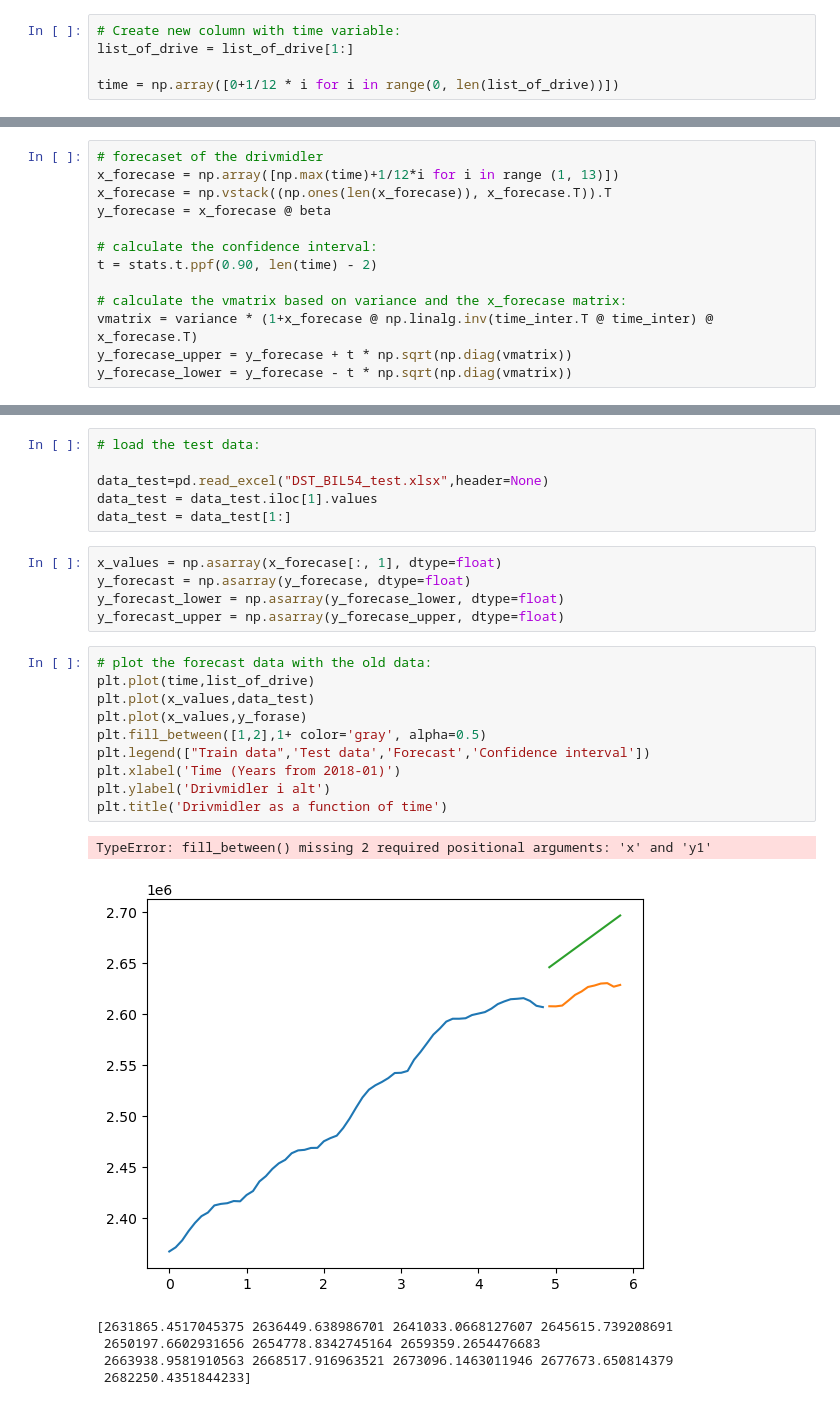
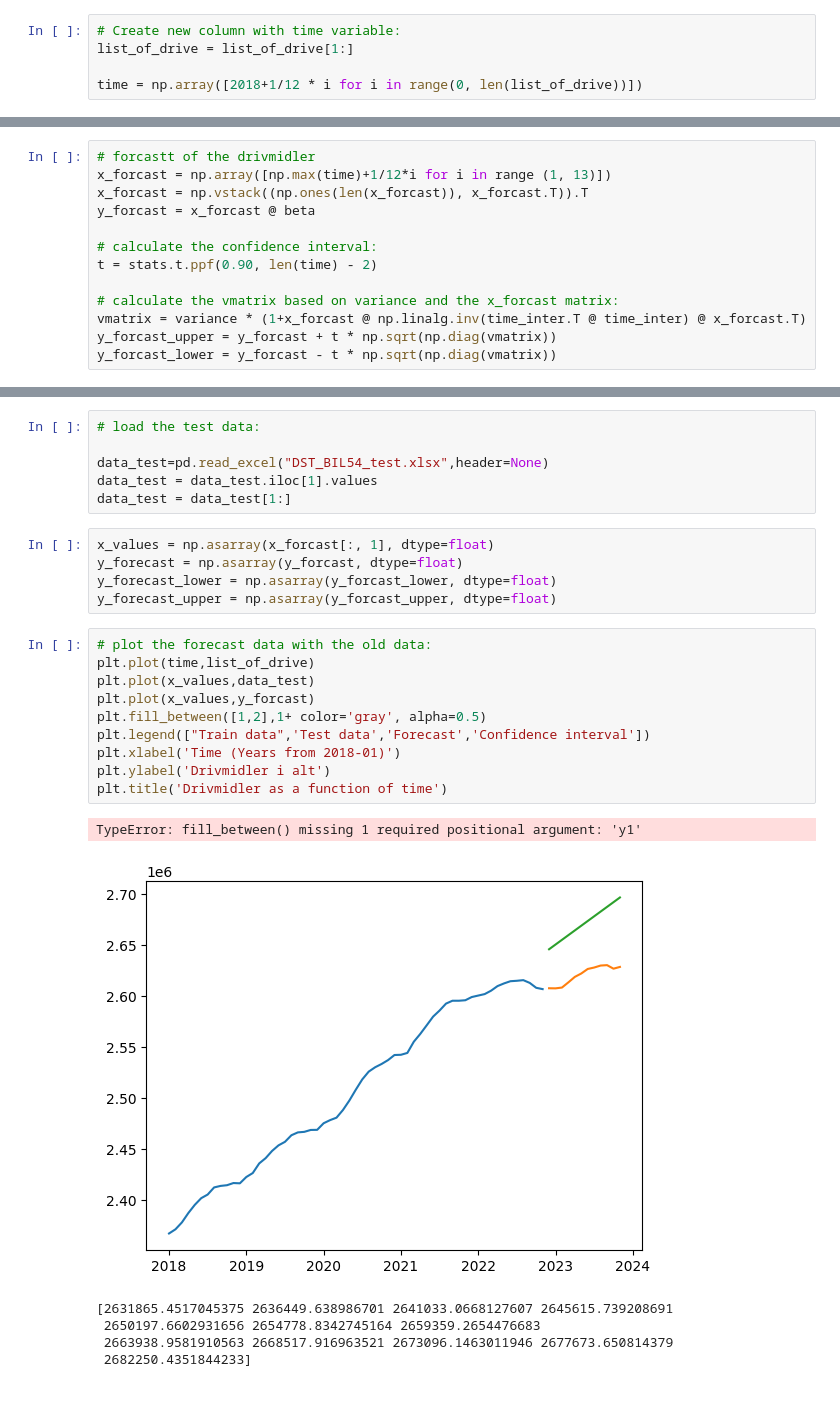
Before and after one commit to markusOlsen1/timeseries, a Jupyter notebook: assignment_1/Code.ipynb, the cells around one changed output, grey strips where cells are left out. Cells and saved outputs as stored; diff of their text form.

```diff
--- a/assignment_1/Code.ipynb
+++ b/assignment_1/Code.ipynb
@@ -12,7 +12,7 @@ list_of_drive = data_train.iloc[1].values
 # Create new column with time variable:
 list_of_drive = list_of_drive[1:]
 
-time = np.array([0+1/12 * i for i in range(0, len(list_of_drive))])
+time = np.array([2018+1/12 * i for i in range(0, len(list_of_drive))])
 # %%
 
 plt.plot(time,list_of_drive)
@@ -61,13 +61,13 @@ array([2665.39728746,  951.06871284])
 # %%
-# forecaset of the drivmidler
-x_forecase = np.array([np.max(time)+1/12*i for i in range (1, 13)])
-x_forecase = np.vstack((np.ones(len(x_forecase)), x_forecase.T)).T
-y_forecase = x_forecase @ beta
+# forcastt of the drivmidler
+x_forcast = np.array([np.max(time)+1/12*i for i in range (1, 13)])
+x_forcast = np.vstack((np.ones(len(x_forcast)), x_forcast.T)).T
+y_forcast = x_forcast @ beta
 
 # calculate the confidence interval:
 t = stats.t.ppf(0.90, len(time) - 2)
 
-# calculate the vmatrix based on variance and the x_forecase matrix:
-vmatrix = variance * (1+x_forecase @ np.linalg.inv(time_inter.T @ time_inter) @ x_forecase.T)
-y_forecase_upper = y_forecase + t * np.sqrt(np.diag(vmatrix))
-y_forecase_lower = y_forecase - t * np.sqrt(np.diag(vmatrix))
+# calculate the vmatrix based on variance and the x_forcast matrix:
+vmatrix = variance * (1+x_forcast @ np.linalg.inv(time_inter.T @ time_inter) @ x_forcast.T)
+y_forcast_upper = y_forcast + t * np.sqrt(np.diag(vmatrix))
+y_forcast_lower = y_forcast - t * np.sqrt(np.diag(vmatrix))
@@ -78,23 +117,23 @@ data_test=pd.read_excel("DST_BIL54_test.xlsx",header=None)
 data_test = data_test.iloc[1].values
 data_test = data_test[1:]
 # %%
-x_values = np.asarray(x_forecase[:, 1], dtype=float)
-y_forecast = np.asarray(y_forecase, dtype=float)
-y_forecast_lower = np.asarray(y_forecase_lower, dtype=float)
-y_forecast_upper = np.asarray(y_forecase_upper, dtype=float)
+x_values = np.asarray(x_forcast[:, 1], dtype=float)
+y_forecast = np.asarray(y_forcast, dtype=float)
+y_forecast_lower = np.asarray(y_forcast_lower, dtype=float)
+y_forecast_upper = np.asarray(y_forcast_upper, dtype=float)
 # %%
 # plot the forecast data with the old data:
 plt.plot(time,list_of_drive)
 plt.plot(x_values,data_test)
-plt.plot(x_values,y_forase)
+plt.plot(x_values,y_forcast)
 plt.fill_between([1,2],1+ color='gray', alpha=0.5)
 plt.legend(["Train data",'Test data','Forecast','Confidence interval'])
 plt.xlabel('Time (Years from 2018-01)')
 plt.ylabel('Drivmidler i alt')
 plt.title('Drivmidler as a function of time')
 # %% [output]
-TypeError: fill_between() missing 2 required positional arguments: 'x' and 'y1'
+TypeError: fill_between() missing 1 required positional argument: 'y1'
-[figure, old version]
+[figure, new version]
 # %%
 # %% [output]
 [2631865.4517045375 2636449.638986701 2641033.0668127607 2645615.739208691
```
Also changed, not shown: parts of 8 cells of this notebook.
